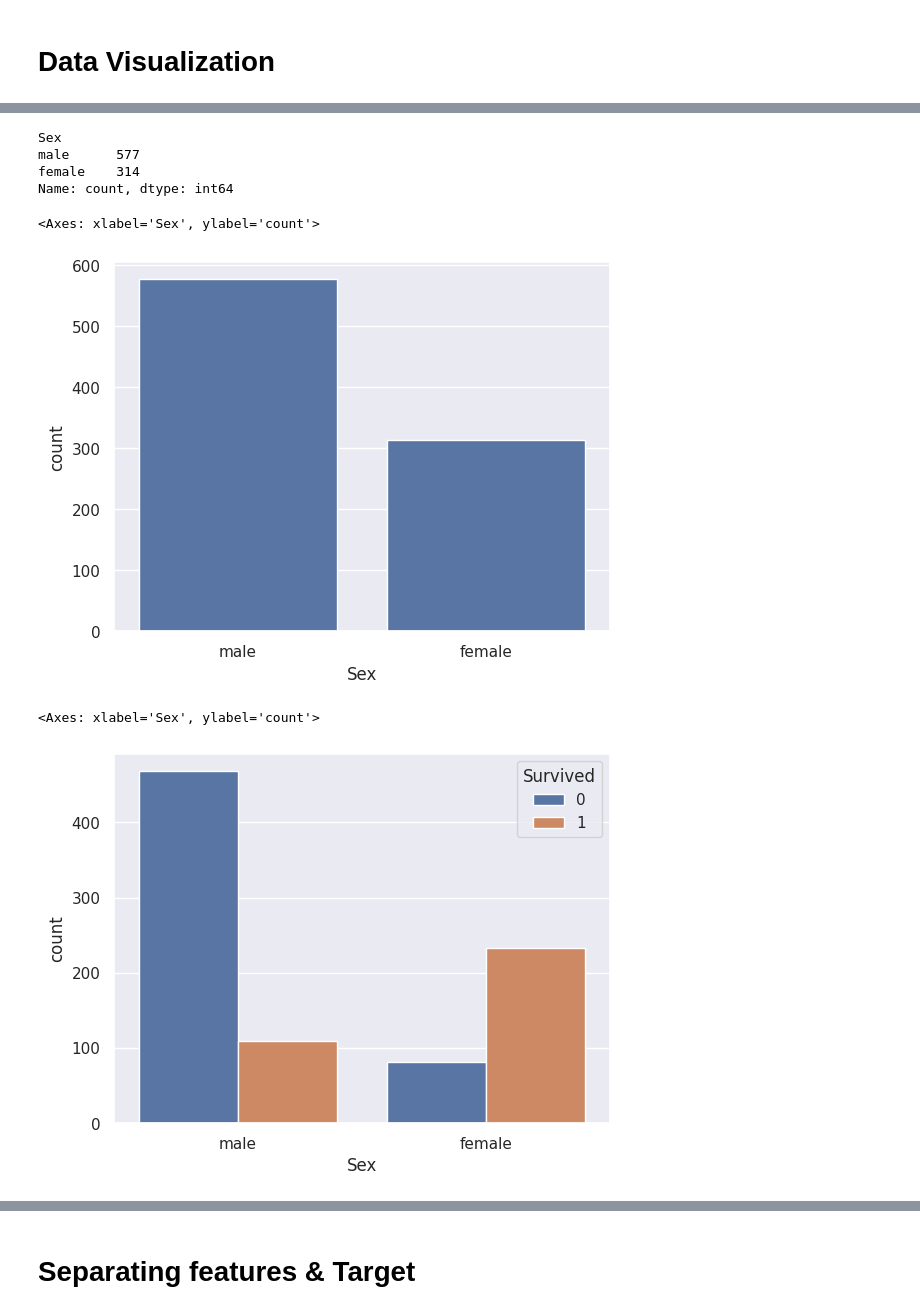
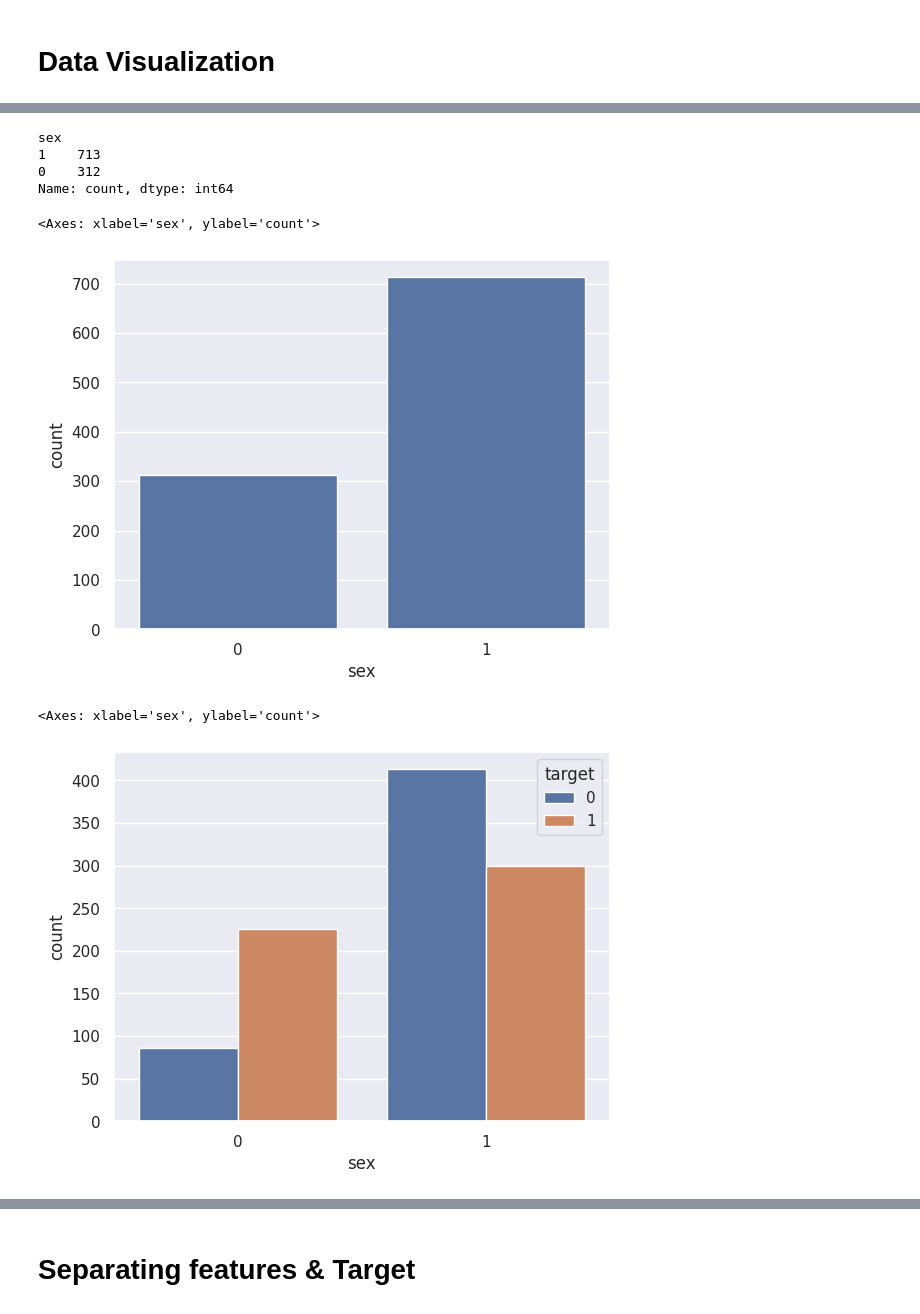
Before and after one commit to vidhya2324/Machine_learning, a Jupyter notebook: Heart_disease.ipynb, the cells around one changed output, grey strips where cells are left out. Cells and saved outputs as stored; diff of their text form; code cells hidden in the pictures.

```diff
--- a/Heart_disease.ipynb
+++ b/Heart_disease.ipynb
@@ -12,6 +12,6 @@ from sklearn.metrics import accuracy_score
 # **Data Collection & Processing**
 # %%
 # load the data from csv file to Pandas DataFrame
-titanic_data = pd.read_csv('/content/train.csv')
+heart_disease = pd.read_csv('/content/heart.csv')
 # %%
 # printing the first 5 rows of the dataframe
@@ -170,21 +109,21 @@ sns.countplot(x='Survived', data=titanic_data)
-# %%
-titanic_data['Sex'].value_counts()
-# %% [output]
-Sex
-male      577
-female    314
-Name: count, dtype: int64
+# %%
+heart_disease['sex'].value_counts()
+# %% [output]
+sex
+1    713
+0    312
+Name: count, dtype: int64
 # %%
 import seaborn as sns
 
-sns.countplot(x='Sex', data=titanic_data)
+sns.countplot(x='sex', data=heart_disease)
 # %% [output]
-<Axes: xlabel='Sex', ylabel='count'>
+<Axes: xlabel='sex', ylabel='count'>
-[figure, old version]
+[figure, new version]
 # %%
-# number of survivors Gender wise
-sns.countplot(x='Sex', hue='Survived', data=titanic_data)
+# number of target Gender wise
+sns.countplot(x='sex', hue='target', data=heart_disease )
 # %% [output]
-<Axes: xlabel='Sex', ylabel='count'>
+<Axes: xlabel='sex', ylabel='count'>
-[figure, old version]
+[figure, new version]
 # %%
```
Also changed, not shown: parts of 44 cells of this notebook.
